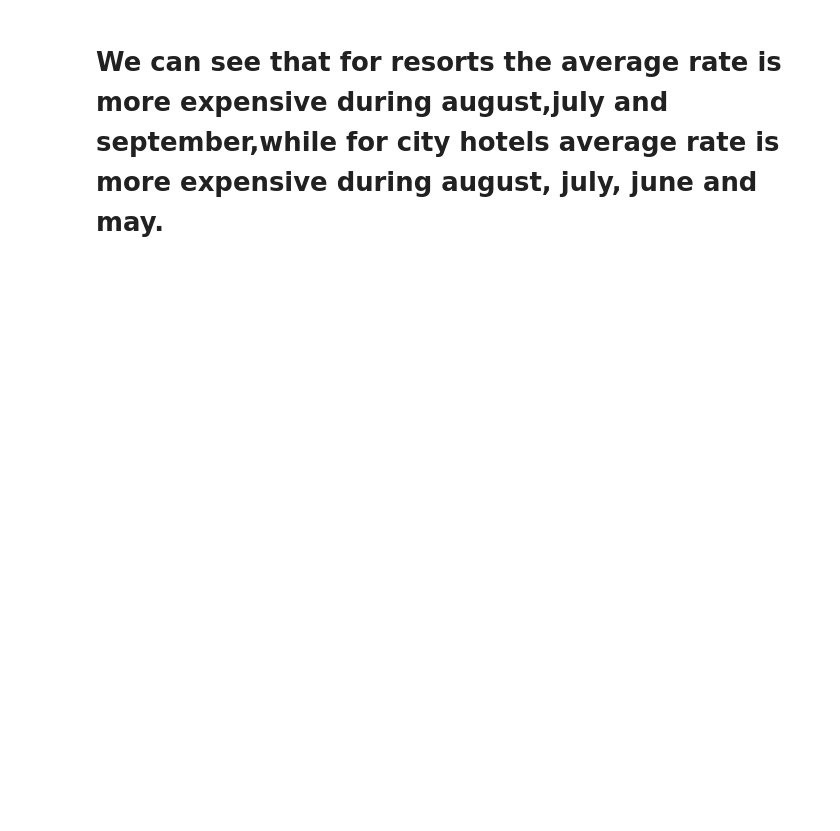
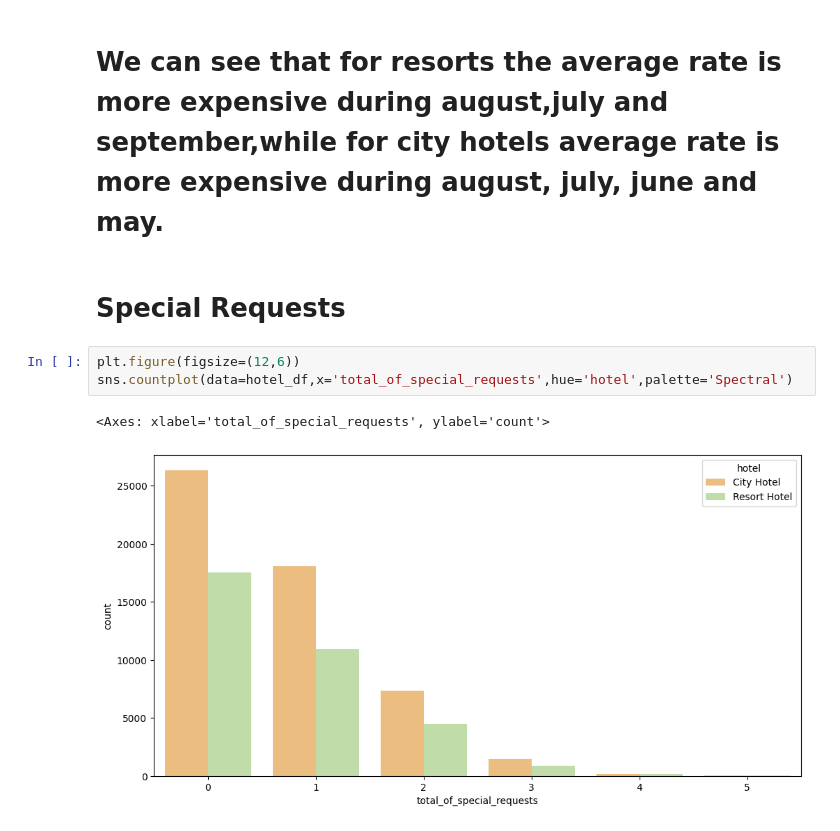
Before and after one commit to vishant750/hotelbookinganalysis, a Jupyter notebook: EDA_Hotel_Analysis.ipynb, the cells around one changed output. Drawn from its saved outputs; the diff is of its cells as text; blank space fills up the shorter version.

```diff
--- a/EDA_Hotel_Analysis.ipynb
+++ b/EDA_Hotel_Analysis.ipynb
@@ -553,2 +553,10 @@ Text(0.5, 1.0, 'Average daily rate month wise')
 # %% [markdown]
 # We can see that for resorts the average rate is more expensive during august,july and september,while for city hotels average rate is more expensive during august, july, june and may.
+# %% [markdown]
+# Special Requests
+# %%
+plt.figure(figsize=(12,6))
+sns.countplot(data=hotel_df,x='total_of_special_requests',hue='hotel',palette='Spectral')
+# %% [output]
+<Axes: xlabel='total_of_special_requests', ylabel='count'>
+[figure, added]
```
Also changed, not shown: parts of 3 cells of this notebook.
